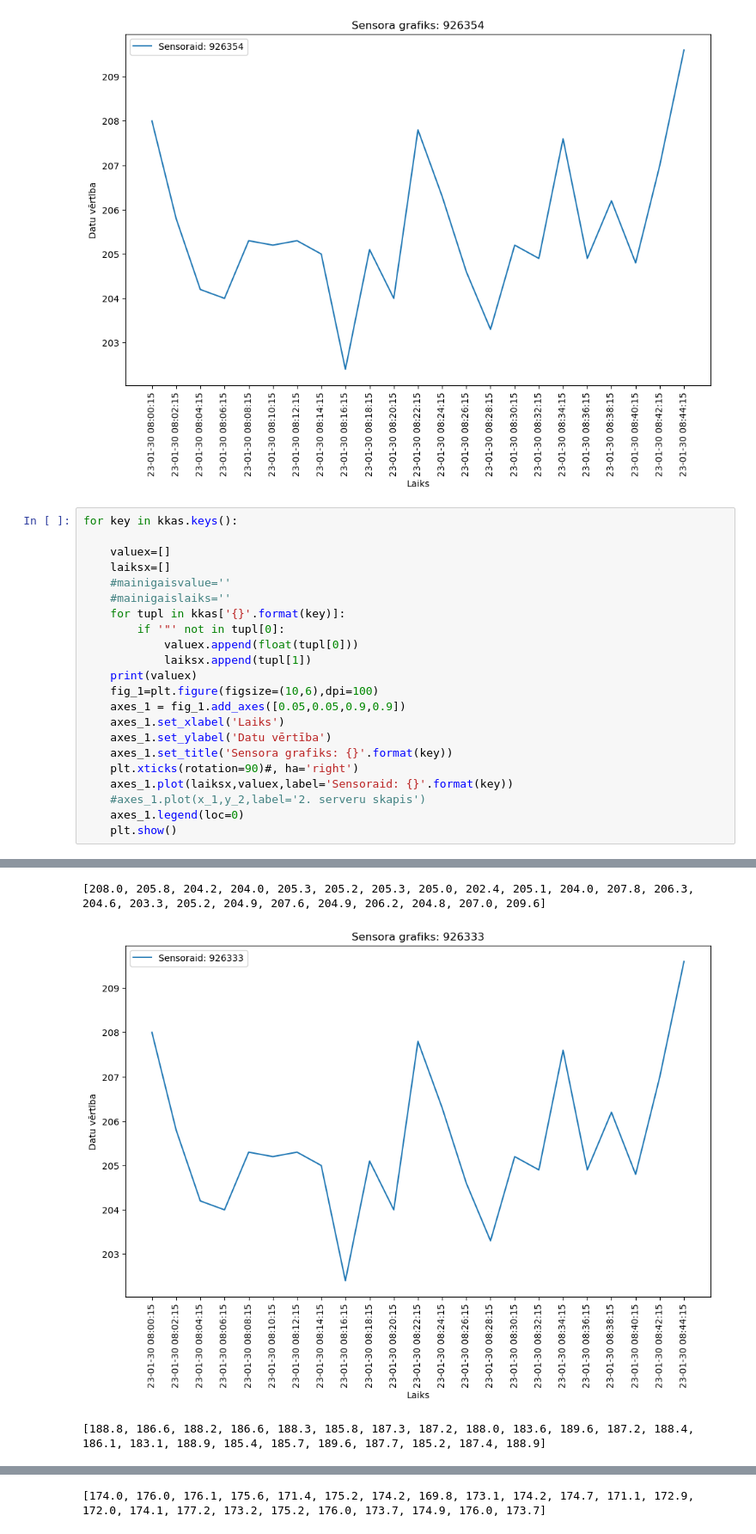
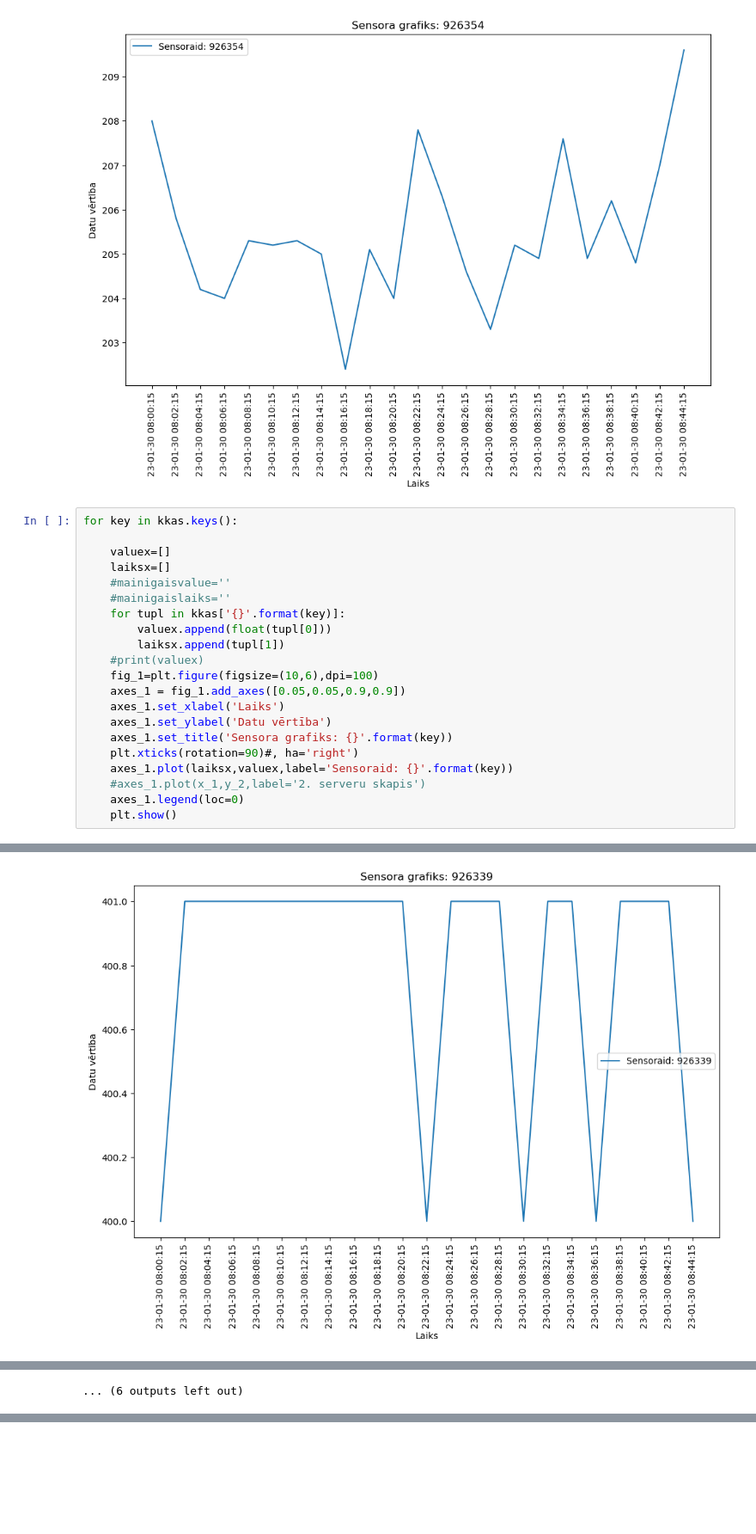
Before and after one commit to JanisKi/DatuIevaksanaUnGrafiki, a Jupyter notebook: SCADA_GRAFIKI/ZabbixDatu_DB_To_Grafiki.ipynb, the cells around one changed output, grey strips where cells are left out. Shown at 86% size. Drawn from its saved outputs; the diff is of its cells as text; blank space fills up the shorter version.

```diff
--- a/SCADA_GRAFIKI/ZabbixDatu_DB_To_Grafiki.ipynb
+++ b/SCADA_GRAFIKI/ZabbixDatu_DB_To_Grafiki.ipynb
@@ -110,10 +110,9 @@ for key in kkas.keys():
     #mainigaisvalue=''
     #mainigaislaiks=''
     for tupl in kkas['{}'.format(key)]:
-        if '"' not in tupl[0]:
-            valuex.append(float(tupl[0]))
-            laiksx.append(tupl[1])
-    print(valuex)
+        valuex.append(float(tupl[0]))
+        laiksx.append(tupl[1])
+    #print(valuex)
     fig_1=plt.figure(figsize=(10,6),dpi=100)
     axes_1 = fig_1.add_axes([0.05,0.05,0.9,0.9])
     axes_1.set_xlabel('Laiks')
@@ -127,0 +133 @@ for key in kkas.keys():
+[figure, added]
@@ -128,3 +139 @@ for key in kkas.keys():
-[208.0, 205.8, 204.2, 204.0, 205.3, 205.2, 205.3, 205.0, 202.4, 205.1, 204.0, 207.8, 206.3, 204.6, 203.3, 205.2, 204.9, 207.6, 204.9, 206.2, 204.8, 207.0, 209.6]
+... (6 outputs left out)
-[figure]
-[188.8, 186.6, 188.2, 186.6, 188.3, 185.8, 187.3, 187.2, 188.0, 183.6, 189.6, 187.2, 188.4, 186.1, 183.1, 188.9, 185.4, 185.7, 189.6, 187.7, 185.2, 187.4, 188.9]
@@ -132 +139,0 @@ for key in kkas.keys():
-[174.0, 176.0, 176.1, 175.6, 171.4, 175.2, 174.2, 169.8, 173.1, 174.2, 174.7, 171.1, 172.9, 172.0, 174.1, 177.2, 173.2, 175.2, 176.0, 173.7, 174.9, 176.0, 173.7]
```
Also changed, not shown: parts of 1 cell of this notebook.
